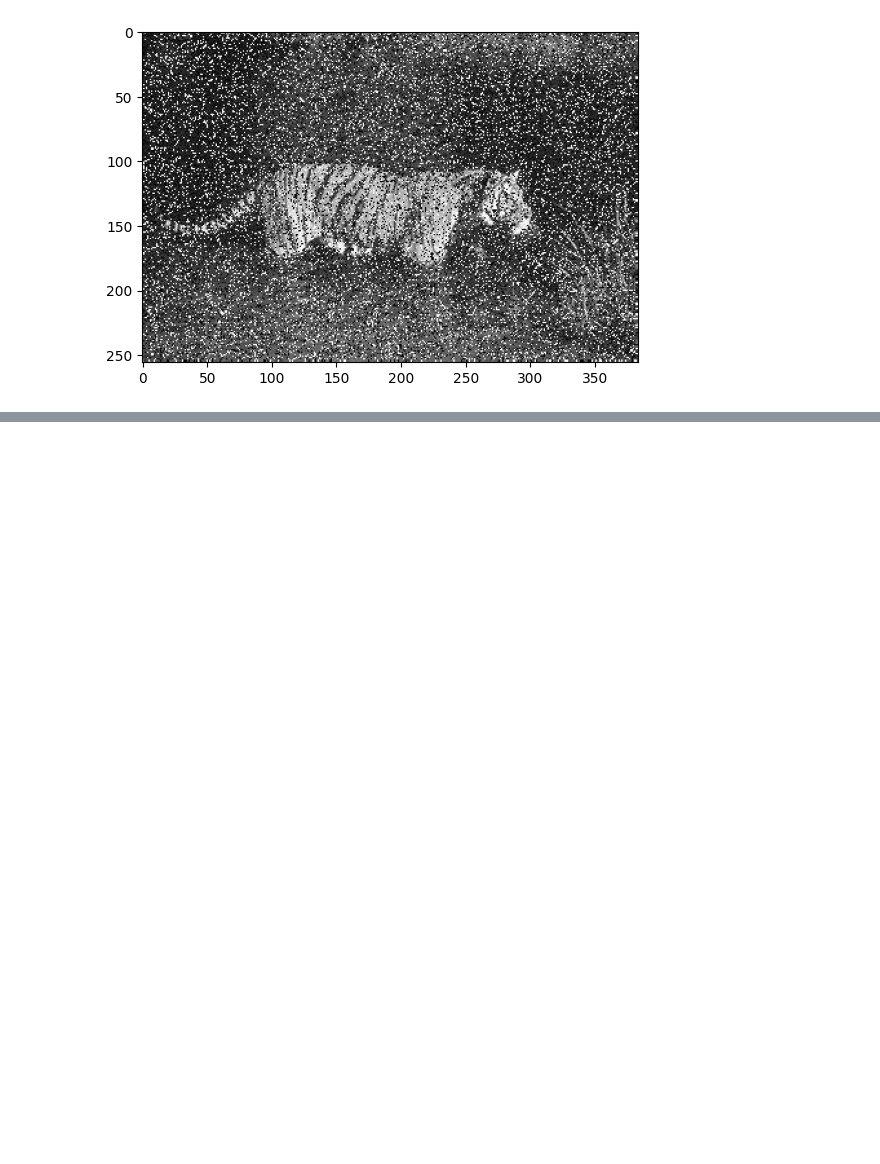
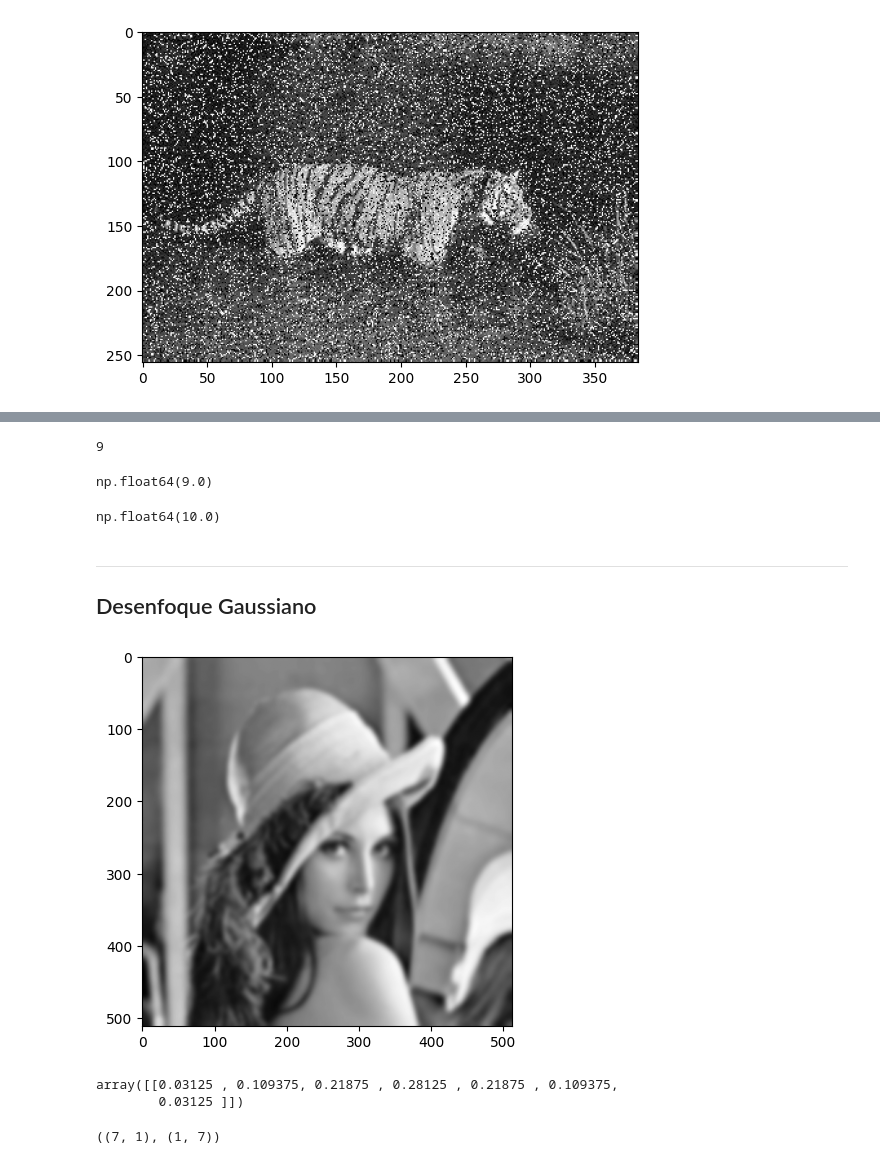
Before and after one commit to mikecr96/PDI-Ago-Dic25-GpoB, a Jupyter notebook: Semana X/filtros.ipynb, the cells around one changed output, grey strips where cells are left out. Saved outputs shown, nothing was run; the diff lists cells and outputs as text; code cells hidden in the pictures; blank space fills up the shorter version.

```diff
--- a/Semana X/filtros.ipynb
+++ b/Semana X/filtros.ipynb
@@ -84,0 +149,23 @@ mediana =
+# %%
+# Redondeo
+calif = 9.49999
+round(calif)
+# %% [output]
+9
+# %%
+# Piso
+np.floor(9.99999999) # Ir al entero inmediato ANTERIOR
+# %% [output]
+np.float64(9.0)
+# %%
+# Techo
+np.ceil(9.30) # Ir al entero inmediato SIGUIENTE
+# %% [output]
+np.float64(10.0)
+# %% [markdown]
+---
+## Desenfoque Gaussiano
+# %%
+show_img(cv.GaussianBlur(lena_gray, (21, 21), sigmaX=0))
+# %% [output]
+[figure, added]
@@ -84,0 +175,11 @@ mediana =
+# %%
+B.T
+# %% [output]
+array([[0.03125 , 0.109375, 0.21875 , 0.28125 , 0.21875 , 0.109375,
+        0.03125 ]])
+# %%
+A.shape, B.T.shape
+# Matriz fila: 1 fila varias columnas
+# Matriz columna: 1 columna varias filas
+# %% [output]
+((7, 1), (1, 7))
```
Also changed, not shown: parts of 18 cells of this notebook.
